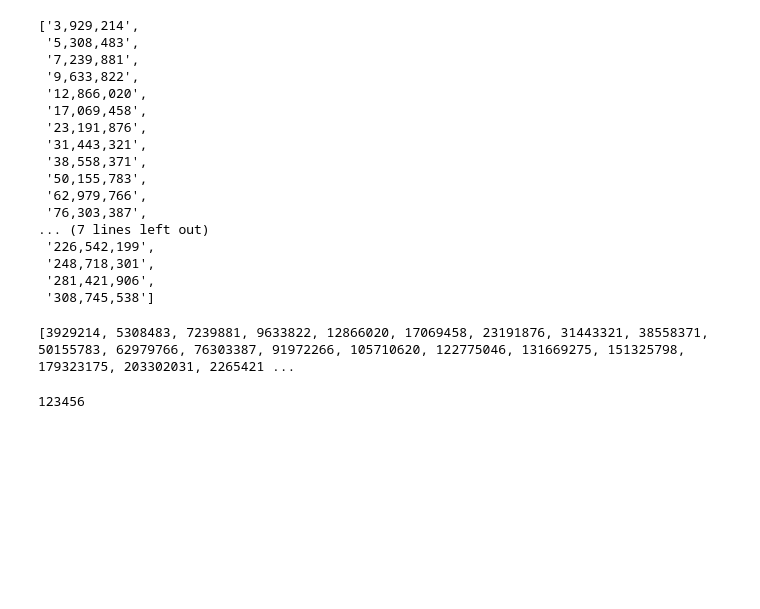
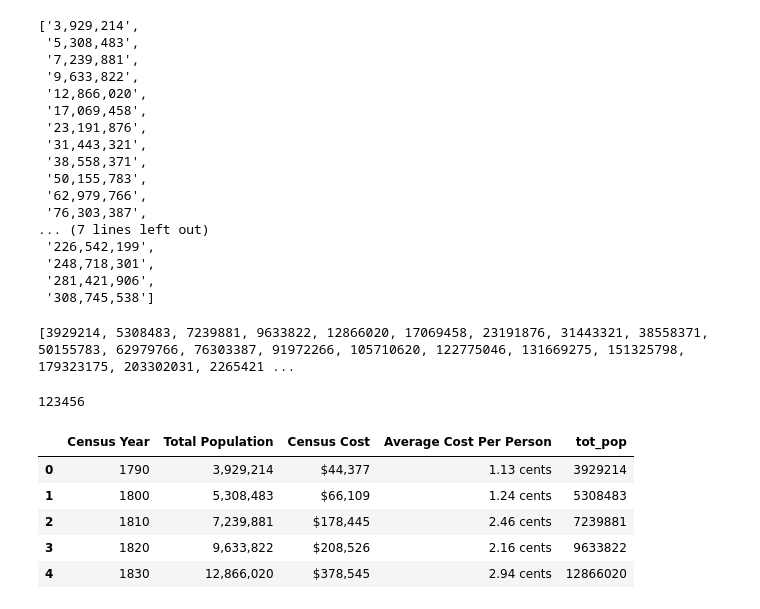
Before and after one commit to SushanthikPoreddy/data690_sushanthik, a Jupyter notebook: assignment_04/in_session_04_practice_02.ipynb, the cells around one changed output. Drawn from its saved outputs; the diff is of its cells as text; code cells hidden in the pictures; blank space fills up the shorter version.

```diff
--- a/assignment_04/in_session_04_practice_02.ipynb
+++ b/assignment_04/in_session_04_practice_02.ipynb
@@ -178,4 +178,15 @@ x = cleanse_pop("123,456")
 print(x)
 # %% [output]
 123456
+# %%
+df["tot_pop"] = df["Total Population"].apply(cleanse_pop)
+
+df.head()
+# %% [output]
+|  | Census Year | Total Population | Census Cost | Average Cost Per Person | tot_pop |
+| 0 | 1790 | 3,929,214 | $44,377 | 1.13 cents | 3929214 |
+| 1 | 1800 | 5,308,483 | $66,109 | 1.24 cents | 5308483 |
+| 2 | 1810 | 7,239,881 | $178,445 | 2.46 cents | 7239881 |
+| 3 | 1820 | 9,633,822 | $208,526 | 2.16 cents | 9633822 |
+| 4 | 1830 | 12,866,020 | $378,545 | 2.94 cents | 12866020 |
 # %%
```
Also changed, not shown: parts of 3 cells of this notebook.
